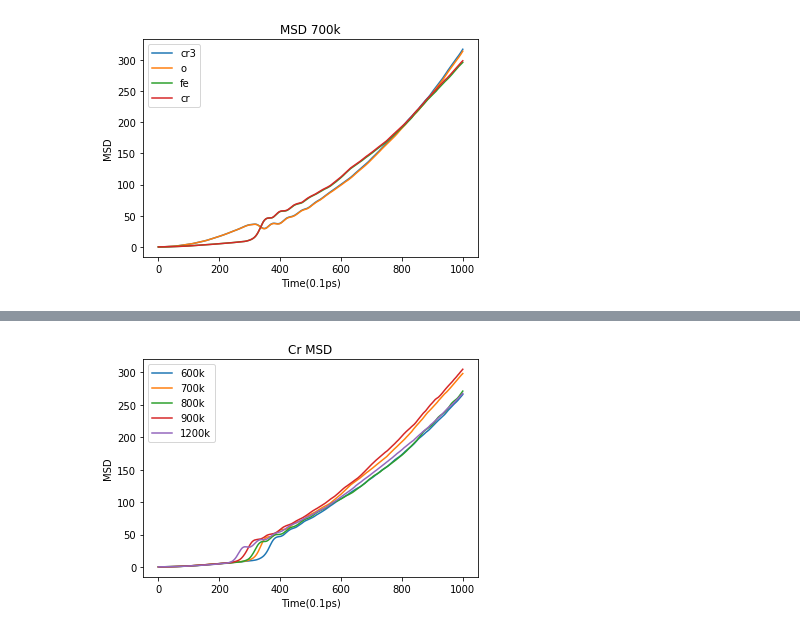
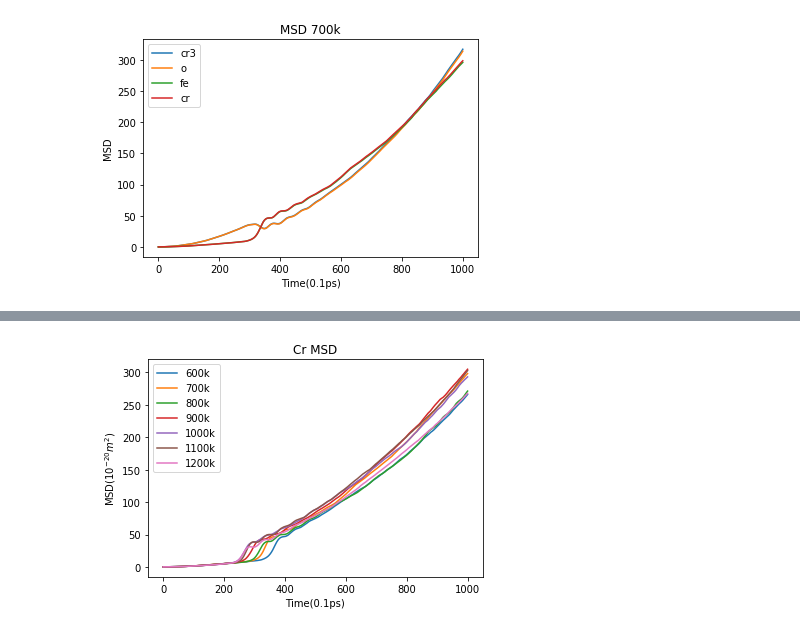
Before and after one commit to YuanshuoZhangDE/Python, a Jupyter notebook: Jupyter/Lammps Data Analysis/Cr2O3-FeCr/strain-stress-msd.ipynb, the cells around one changed output, grey strips where cells are left out. Cells and saved outputs as stored; diff of their text form; code cells hidden in the pictures.

```diff
--- a/Jupyter/Lammps Data Analysis/Cr2O3-FeCr/strain-stress-msd.ipynb
+++ b/Jupyter/Lammps Data Analysis/Cr2O3-FeCr/strain-stress-msd.ipynb
@@ -35,11 +65,21 @@ t1200_Msd = pd.read_csv(t1200_msd_path, sep=" ")
 # %%
 step = np.arange(1001)
 strain = t600_Stress['strain']
+sr1_strain = sr1_Stress['strain']
+sr1_5_strain = sr1_5_Stress['strain']
+sr4_strain = sr4_Stress['strain']
+
 t600_stress = t600_Stress['stress']
 t700_stress = t700_Stress['stress']
 t800_stress = t800_Stress['stress']
 t900_stress = t900_Stress['stress']
+t1000_stress = t1000_Stress['stress']
+t1100_stress = t1100_Stress['stress']
 t1200_stress = t1200_Stress['stress']
+sr1_stress = sr1_Stress['stress']
+sr1_5_stress = sr1_5_Stress['stress']
+sr4_stress = sr4_Stress['stress']
+
 
 t600_msd_cr3 = t600_Msd['cr3']
 t600_msd_o = t600_Msd['o']
@@ -61,8 +101,34 @@ t900_msd_o = t900_Msd['o']
 t900_msd_fe = t900_Msd['fe']
 t900_msd_cr = t900_Msd['cr']
 
+
+t1000_msd_cr3 = t1000_Msd['cr3']
+t1000_msd_o = t1000_Msd['o']
+t1000_msd_fe = t1000_Msd['fe']
+t1000_msd_cr = t1000_Msd['cr']
+
+t1100_msd_cr3 = t1100_Msd['cr3']
+t1100_msd_o = t1100_Msd['o']
+t1100_msd_fe = t1100_Msd['fe']
+t1100_msd_cr = t1100_Msd['cr']
+
 t1200_msd_cr3 = t1200_Msd['cr3']
 t1200_msd_o = t1200_Msd['o']
 t1200_msd_fe = t1200_Msd['fe']
 t1200_msd_cr = t1200_Msd['cr']
+
+sr1_msd_cr3 = sr1_Msd['cr3']
+sr1_msd_o = sr1_Msd['o']
+sr1_msd_fe = sr1_Msd['fe']
+sr1_msd_cr = sr1_Msd['cr']
+
+sr1_5_msd_cr3 = sr1_5_Msd['cr3']
+sr1_5_msd_o = sr1_5_Msd['o']
+sr1_5_msd_fe = sr1_5_Msd['fe']
+sr1_5_msd_cr = sr1_5_Msd['cr']
+
+sr4_msd_cr3 = sr4_Msd['cr3']
+sr4_msd_o = sr4_Msd['o']
+sr4_msd_fe = sr4_Msd['fe']
+sr4_msd_cr = sr4_Msd['cr']
 # %%
@@ -123,19 +228,21 @@ plt.show()
 # %%
 # Cr msd
 plt.figure()
 
 plt.xlabel('Time(0.1ps)')
-plt.ylabel('MSD')
+plt.ylabel('MSD($10^{-20}m^{2}$)')
 
 plt.plot(step, t600_msd_cr, label='600k')
 plt.plot(step, t700_msd_cr, label='700k')
 plt.plot(step, t800_msd_cr, label='800k')
 plt.plot(step, t900_msd_cr, label='900k')
+plt.plot(step, t1000_msd_cr, label='1000k')
+plt.plot(step, t1100_msd_cr, label='1100k')
 plt.plot(step, t1200_msd_cr, label='1200k')
 
 plt.legend(loc='upper left')
 plt.title('Cr MSD')
 
 plt.show()
 # %% [output]
-[figure, old version]
+[figure, new version]
```
Also changed, not shown: parts of 8 cells of this notebook, 2 other files.
